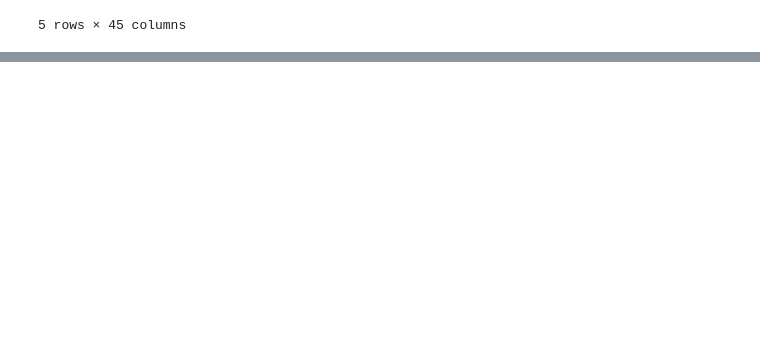
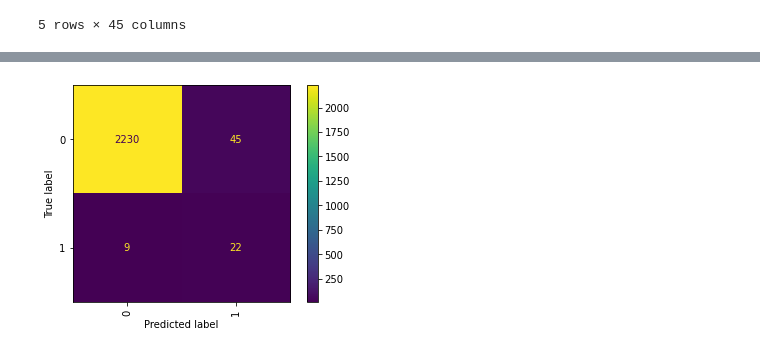
Before and after one commit to guitoo/DrumAI, a Jupyter notebook: Transfer Learning.ipynb, the cells around one changed output, grey strips where cells are left out. Cells and saved outputs as stored; diff of their text form; code cells hidden in the pictures; blank space fills up the shorter version.

```diff
--- a/Transfer Learning.ipynb
+++ b/Transfer Learning.ipynb
@@ -276,0 +321,13 @@ class_Tambourin       0.68      0.79      0.73        19
+# %%
+model.trainable = False
+inputs = model.inputs
+x = model.get_layer(index=-3).output
+outputs = Dense(1, activation='sigmoid')(x)
+model3 = Model(inputs, outputs)
+model3.summary()
+model3.compile(optimizer='adam', loss='binary_crossentropy', metrics=['accuracy'])
+total = len(y_train['class_Shaken'])
+positive = (y_train['class_Shaken'] == 1).sum()
+negative = (y_train['class_Shaken'] == 0).sum()
+weights = {0:(1 / negative)*(total)/2.0 ,1:(1 / positive)*(total)/2.0}
+history = model3.fit(x_vgg_train, y_train['class_Shaken'], epochs=100, class_weight=weights, validation_data=(x_vgg_valid, y_valid['class_Shaken']))
@@ -276,0 +352,9 @@ class_Tambourin       0.68      0.79      0.73        19
+# %%
+y_pred = model3.predict(x_vgg_valid)
+y_pred = (y_pred > 0.5).astype(int)
+conf_matrix = ConfusionMatrixDisplay(
+    confusion_matrix(y_valid['class_Shaken'], y_pred),
+)
+conf_matrix.plot(xticks_rotation=90);
+# %% [output]
+[figure, added]
```
Also changed, not shown: parts of 28 cells of this notebook.
